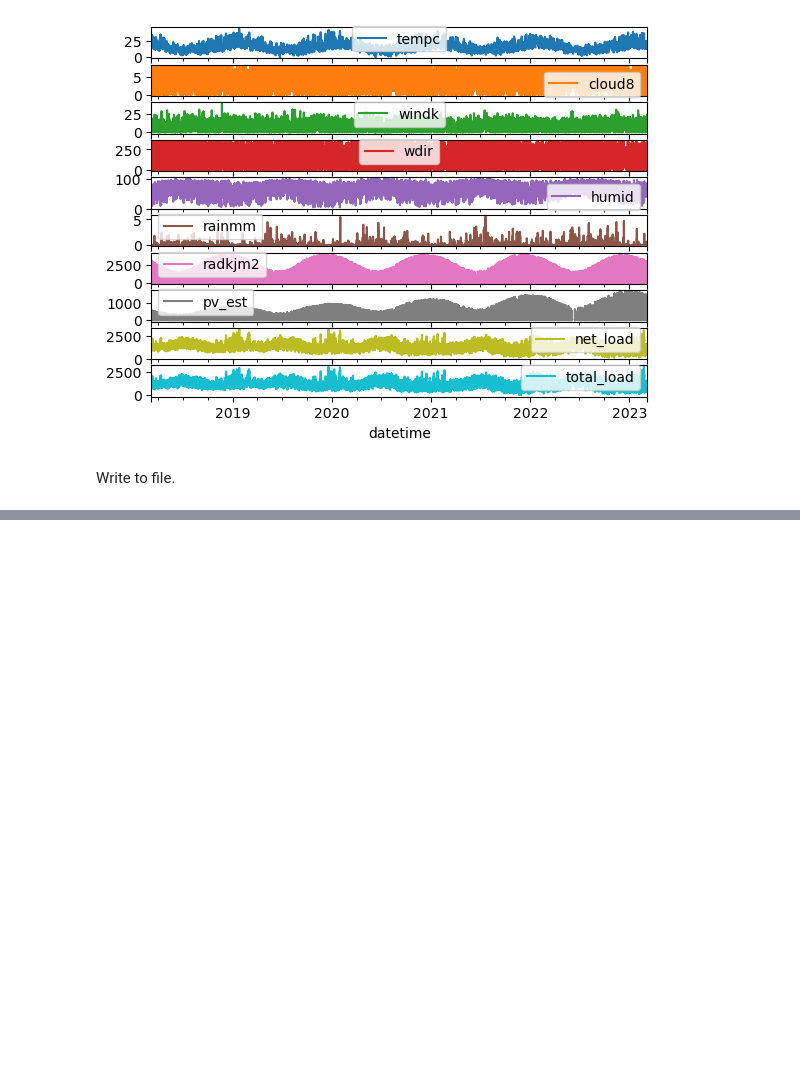
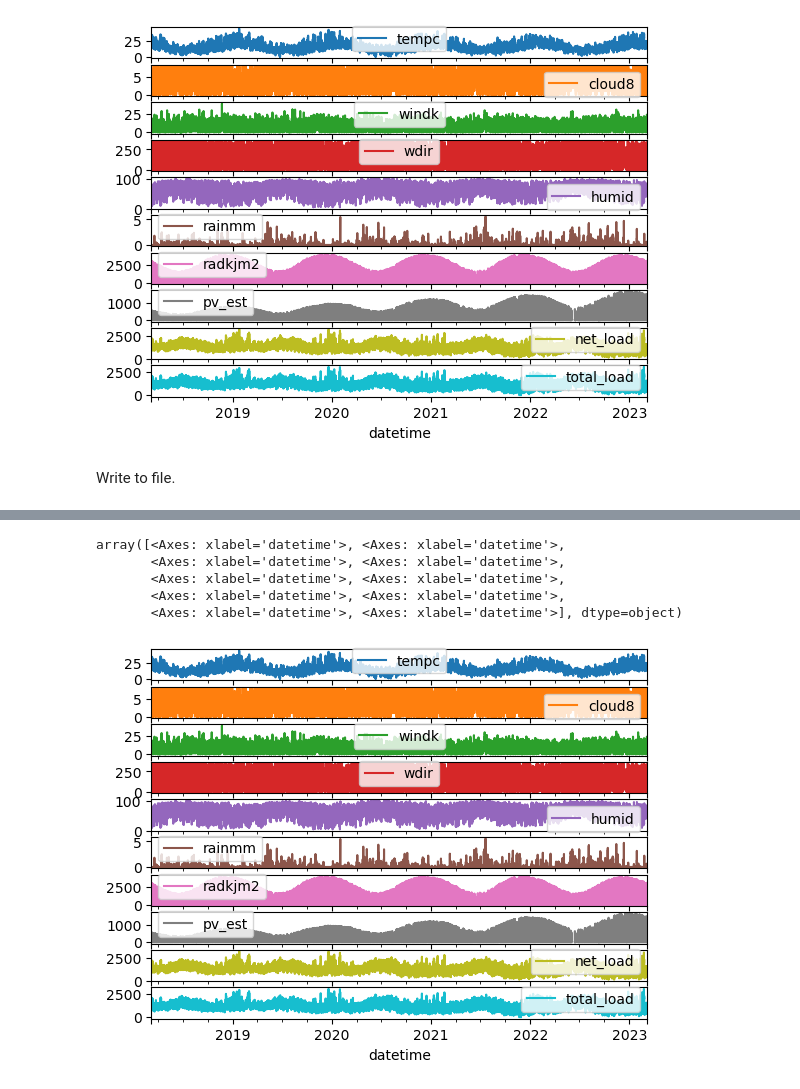
Before and after one commit to chaserobertson/tesla-stlf, a Jupyter notebook: notebooks/full_merge.ipynb, the cells around one changed output, grey strips where cells are left out. Cells and saved outputs as stored; diff of their text form; code cells hidden in the pictures; blank space fills up the shorter version.

Commit message:
create hourly sa merge w/o weather interpolation

```diff
--- a/notebooks/full_merge.ipynb
+++ b/notebooks/full_merge.ipynb
@@ -99,0 +102,15 @@ merged.to_csv('../data/sa/merged_interpolated.csv', index=False)
+# %%
+solar_hour = solar_d.set_index('datetime').resample(rule='H', closed='right', label='right').mean()
+load_hour = load.set_index('datetime').resample(rule='H', closed='right', label='right').mean()
+total_hour = total.set_index('datetime').resample('H', closed='right', label='right').mean()
+
+weather_solar_hour = pd.merge(weather_d, solar_hour, on='datetime', how='inner', copy=False, validate='1:1')
+weather_solar_hour.rename({'load_act': 'pv_est'}, axis=1, inplace=True)
+ws_load_hour = pd.merge(weather_solar_hour, load_hour, on='datetime', how='inner', copy=False, validate='1:1')
+ws_load_hour.rename({'load_act': 'net_load'}, axis=1, inplace=True)
+merged_hour = pd.merge(ws_load_hour, total_hour, on='datetime', how='inner', copy=False, validate='1:1')
+merged_hour.rename({'load_act': 'total_load'}, axis=1, inplace=True)
+merged_hour.sort_values(by='datetime', inplace=True)
+merged_hour = merged_hour.set_index('datetime').reset_index()
+print('Column order matches:', np.all(merged.columns == merged_hour.columns))
+merged_hour.head()
@@ -99,0 +125,9 @@ merged.to_csv('../data/sa/merged_interpolated.csv', index=False)
+# %%
+merged_hour.plot(x='datetime', subplots=True)
+# %% [output]
+array([<Axes: xlabel='datetime'>, <Axes: xlabel='datetime'>,
+       <Axes: xlabel='datetime'>, <Axes: xlabel='datetime'>,
+       <Axes: xlabel='datetime'>, <Axes: xlabel='datetime'>,
+       <Axes: xlabel='datetime'>, <Axes: xlabel='datetime'>,
+       <Axes: xlabel='datetime'>, <Axes: xlabel='datetime'>], dtype=object)
+[figure, added]
```
Also changed, not shown: parts of 12 cells of this notebook, 1 other file.
